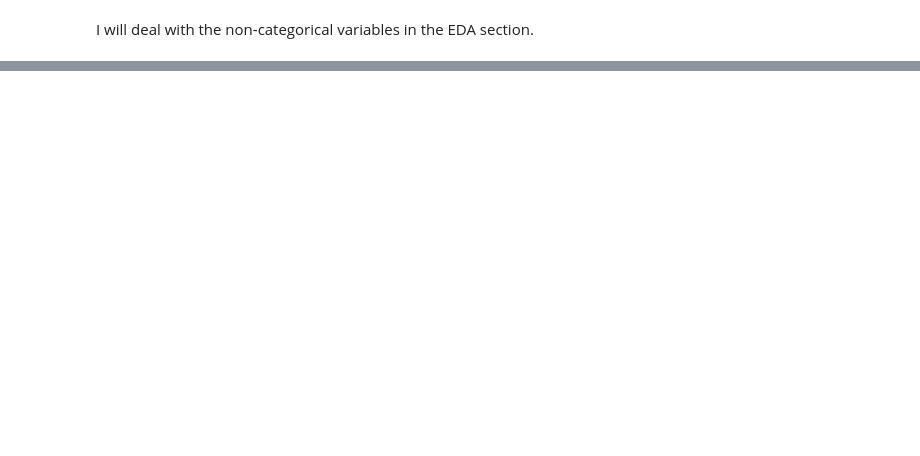
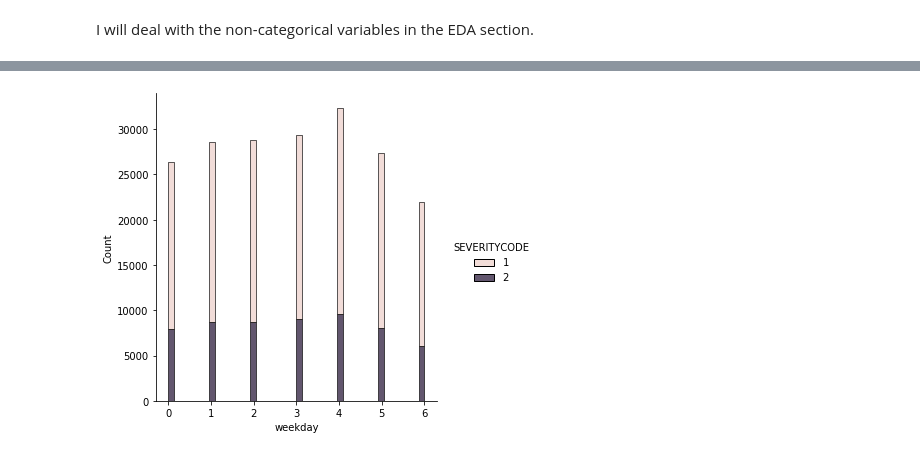
Before and after one commit to Simona-Pirani/Coursera_Capstone, a Jupyter notebook: Capstone.ipynb, the cells around one changed output, grey strips where cells are left out. Saved outputs shown, nothing was run; the diff lists cells and outputs as text; code cells hidden in the pictures; blank space fills up the shorter version.

```diff
--- a/Capstone.ipynb
+++ b/Capstone.ipynb
@@ -371,0 +417,3 @@ df['HITPARKEDCAR'].replace('N',0, inplace=True)
+# %%
+df['LIGHTCOND']=df['LIGHTCOND'].fillna(df['LIGHTCOND'].mode().iloc[0])
+df['LIGHTCOND'].value_counts()
@@ -371,0 +431,3 @@ df['HITPARKEDCAR'].replace('N',0, inplace=True)
+# %%
+df['WEATHER']=df['WEATHER'].fillna(df['WEATHER'].mode().iloc[0])
+df['WEATHER'].value_counts()
@@ -393,0 +479,6 @@ I will deal with the non-categorical variables in the EDA section.
+# %%
+Feature=df[['INCDTTM','SEVERITYCODE']]
+Feature = Feature.rename(columns={'INCDTTM': 'DATE'})
+Feature['DATE']=pd.to_datetime(Feature['DATE'])
+print(Feature.head())
+print(df['INCDTTM'].head())
@@ -393,0 +508,2 @@ I will deal with the non-categorical variables in the EDA section.
+# %%
+Feature['weekday'] = Feature['DATE'].dt.weekday
@@ -393,0 +538,5 @@ I will deal with the non-categorical variables in the EDA section.
+# %%
+sns.displot(Feature, x="weekday", hue="SEVERITYCODE", multiple="stack")
+plt.show()
+# %% [output]
+[figure, added]
```
Also changed, not shown: parts of 60 cells of this notebook.
